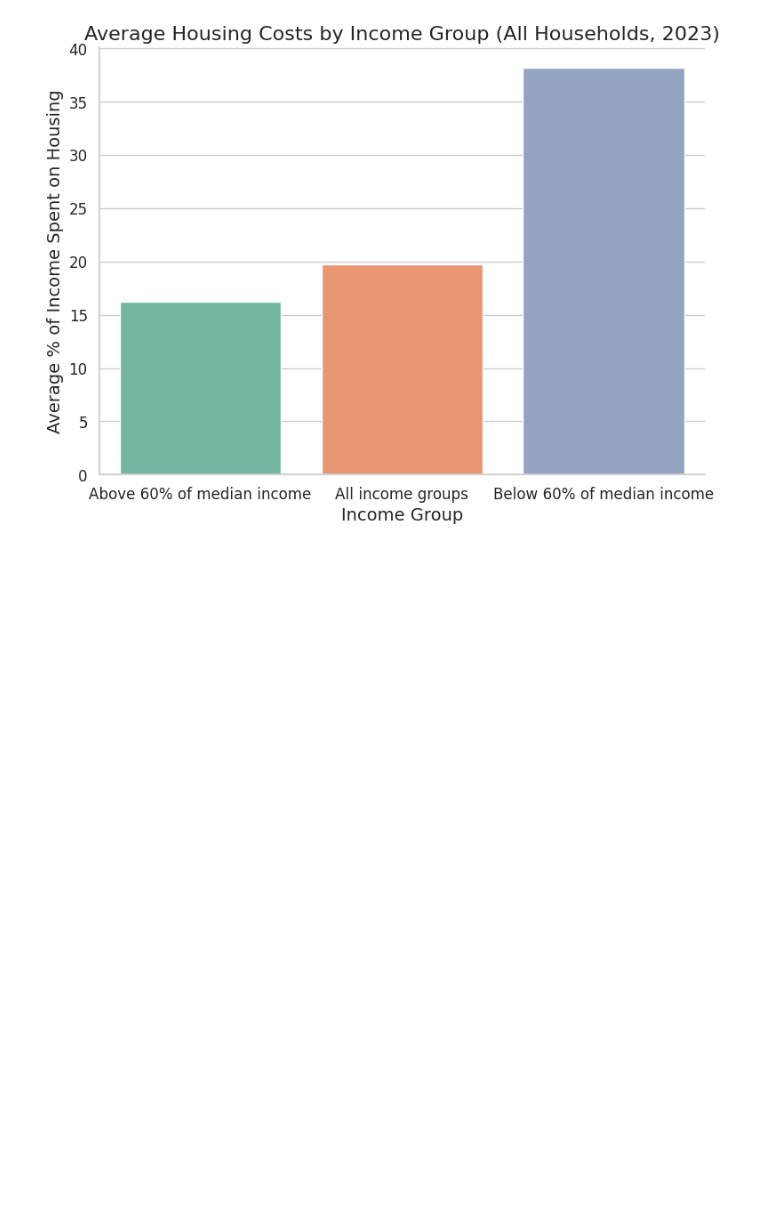
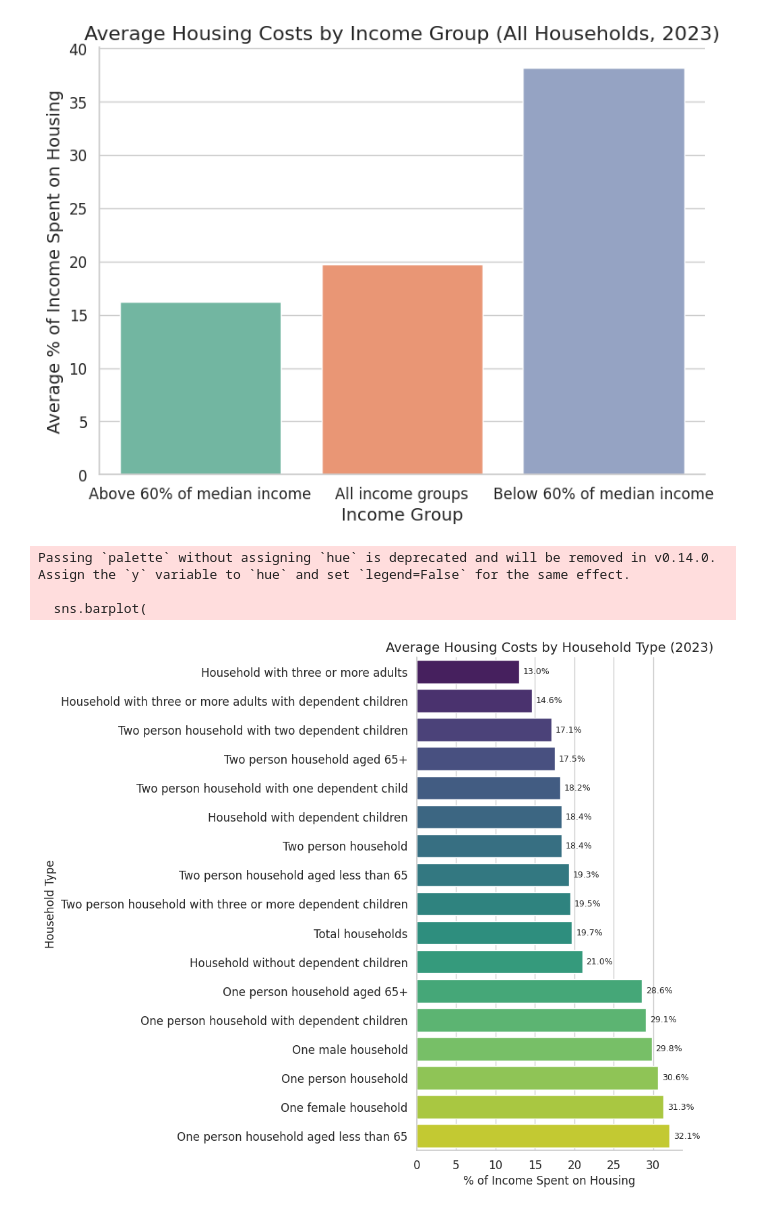
Before and after one commit to LSzubelak/ls-projects, a Jupyter notebook: Bayesian_regression_tutorial/Bayesian_regression.ipynb, the cells around one changed output. Saved outputs shown, nothing was run; the diff lists cells and outputs as text; code cells hidden in the pictures; blank space fills up the shorter version.

```diff
--- a/Bayesian_regression_tutorial/Bayesian_regression.ipynb
+++ b/Bayesian_regression_tutorial/Bayesian_regression.ipynb
@@ -271,5 +269,47 @@ Passing `palette` without assigning `hue` is deprecated and will be removed in v
 
   sns.barplot(
 [figure]
+# %%
+import matplotlib.pyplot as plt
+import seaborn as sns
+
+# Calculate average housing cost by household type for 2023
+df_2023_total_EU = df_clean[
+    (df_clean['TIME_PERIOD'] == 2023) &
+    (df_clean['incgrp'] == 'TOTAL') &
+    (df_clean['geo_encoded'] == 'European Union (27 countries - 2020)')
+].copy()
+
+# Group and sort
+income_means = (
+    df_2023_total_EU.groupby('hhtyp_encoded')['OBS_VALUE']
+    .mean()
+    .sort_values()
+)
+
+# Plot as horizontal bar chart
+plt.figure(figsize=(10, len(income_means) * 0.5))
+sns.barplot(
+    y=income_means.index,
+    x=income_means.values,
+    palette='viridis'  # Optional: choose a better colormap
+)
+
+# Add data labels
+for i, value in enumerate(income_means.values):
+    plt.text(value + 0.5, i, f'{value:.1f}%', va='center', fontsize=9)
+
+# Styling
+plt.title('Average Housing Costs by Household Type (2023)', fontsize=14)
+plt.xlabel('% of Income Spent on Housing', fontsize=12)
+plt.ylabel('Household Type', fontsize=12)
+sns.despine()
+plt.tight_layout()
+plt.show()
+# %% [output]
+Passing `palette` without assigning `hue` is deprecated and will be removed in v0.14.0. Assign the `y` variable to `hue` and set `legend=False` for the same effect.
+
+  sns.barplot(
+[figure, added]
 # %%
 df_final = df_clean[df_clean['hhtyp'] != 'TOTAL'].copy()
```
Also changed, not shown: parts of 14 cells of this notebook.
